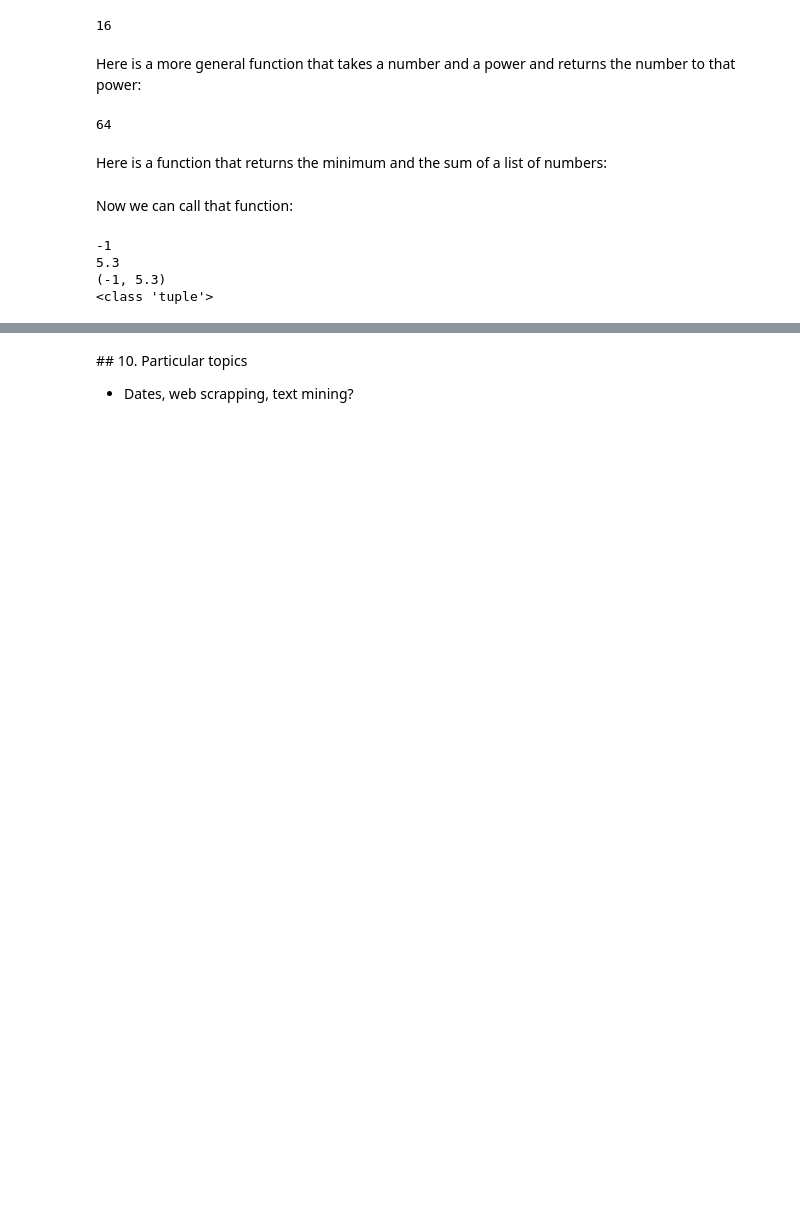
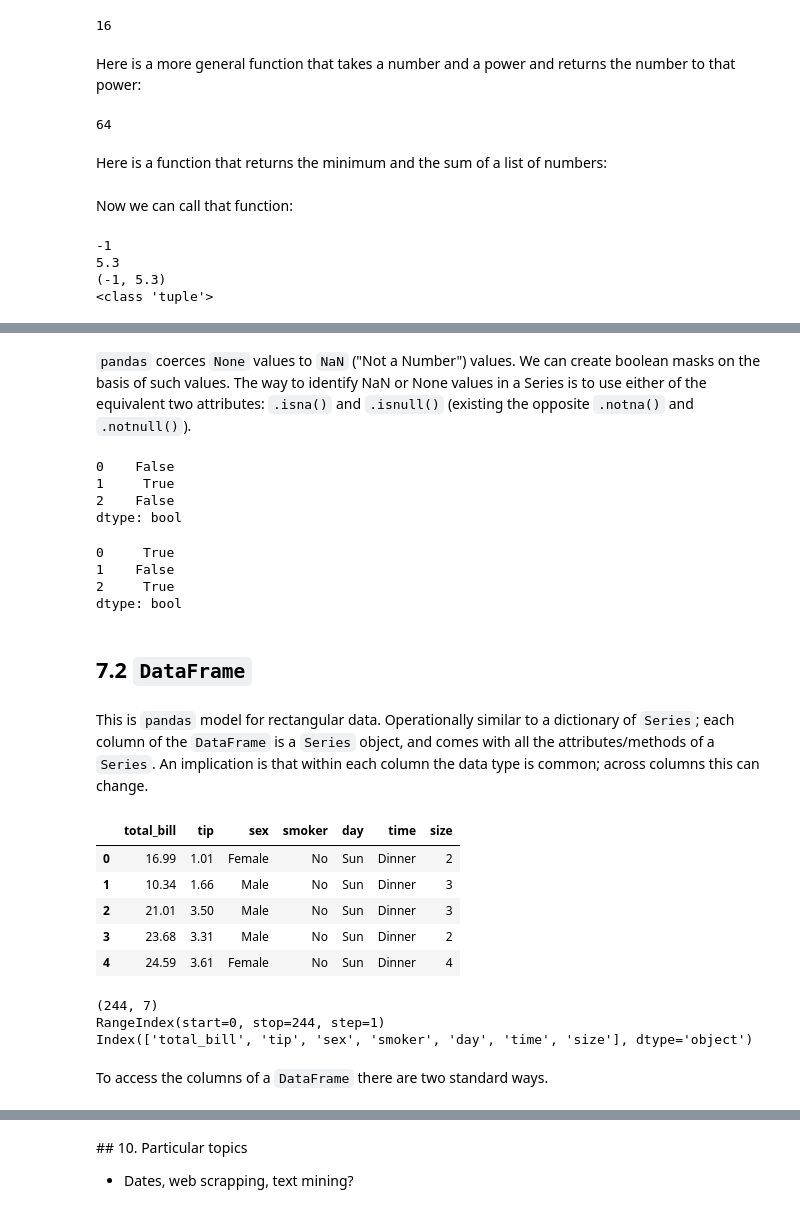
Before and after one commit to mtorrens/bse_comp_bootcamp, a Jupyter notebook: python1.ipynb, the cells around one changed output, grey strips where cells are left out. Cells and saved outputs as stored; diff of their text form; code cells hidden in the pictures; blank space fills up the shorter version.

```diff
--- a/python1.ipynb
+++ b/python1.ipynb
@@ -407,0 +471,10 @@ Talk about import structures
+# %%
+import pandas as pd  # Usually imported with name "pd"
+
+file_path = "https://raw.githubusercontent.com/barcelonagse-datascience/academic_files/master/data/tips.csv"
+tips = pd.read_csv(file_path)  # read_csv allows importing .CSV files
+print(tips.head(5))  # head gives first rows (arg = number of rows)
+
+# Data formats in pandas
+print(type(tips))
+print(type(tips['tip']))
@@ -407,0 +664,43 @@ Talk about import structures
+# %% [markdown]
+`pandas` coerces `None` values to `NaN` ("Not a Number") values. We can create boolean masks on the basis of such values. The way to identify NaN or None values in a Series is to use either of the equivalent two attributes: `.isna()` and `.isnull()` (existing the opposite `.notna()` and `.notnull()`).
+# %%
+temp.isna()
+temp.isnull()
+# %% [output]
+0    False
+1     True
+2    False
+dtype: bool
+# %%
+temp.notna()
+temp.notnull()
+# %% [output]
+0     True
+1    False
+2     True
+dtype: bool
+# %% [markdown]
+## 7.2 `DataFrame`
+# %% [markdown]
+This is `pandas` model for rectangular data. Operationally similar to a dictionary of `Series`; each column of the `DataFrame` is a `Series` object, and comes with all the attributes/methods of a `Series`. An implication is that within each column the data type is common; across columns this can change.
+# %%
+# Recall our "tips" dataset
+tips.head(5)  # The first method of our DataFrame object
+# %% [output]
+|  | total_bill | tip | sex | smoker | day | time | size |
+| 0 | 16.99 | 1.01 | Female | No | Sun | Dinner | 2 |
+| 1 | 10.34 | 1.66 | Male | No | Sun | Dinner | 3 |
+| 2 | 21.01 | 3.50 | Male | No | Sun | Dinner | 3 |
+| 3 | 23.68 | 3.31 | Male | No | Sun | Dinner | 2 |
+| 4 | 24.59 | 3.61 | Female | No | Sun | Dinner | 4 |
+# %%
+# the other important attribute: name of rows and columns
+print(tips.shape)
+print(tips.index)
+print(tips.columns)
+# %% [output]
+(244, 7)
+RangeIndex(start=0, stop=244, step=1)
+Index(['total_bill', 'tip', 'sex', 'smoker', 'day', 'time', 'size'], dtype='object')
+# %% [markdown]
+To access the columns of a `DataFrame` there are two standard ways.
```
Also changed, not shown: parts of 96 cells of this notebook, 1 other file.
